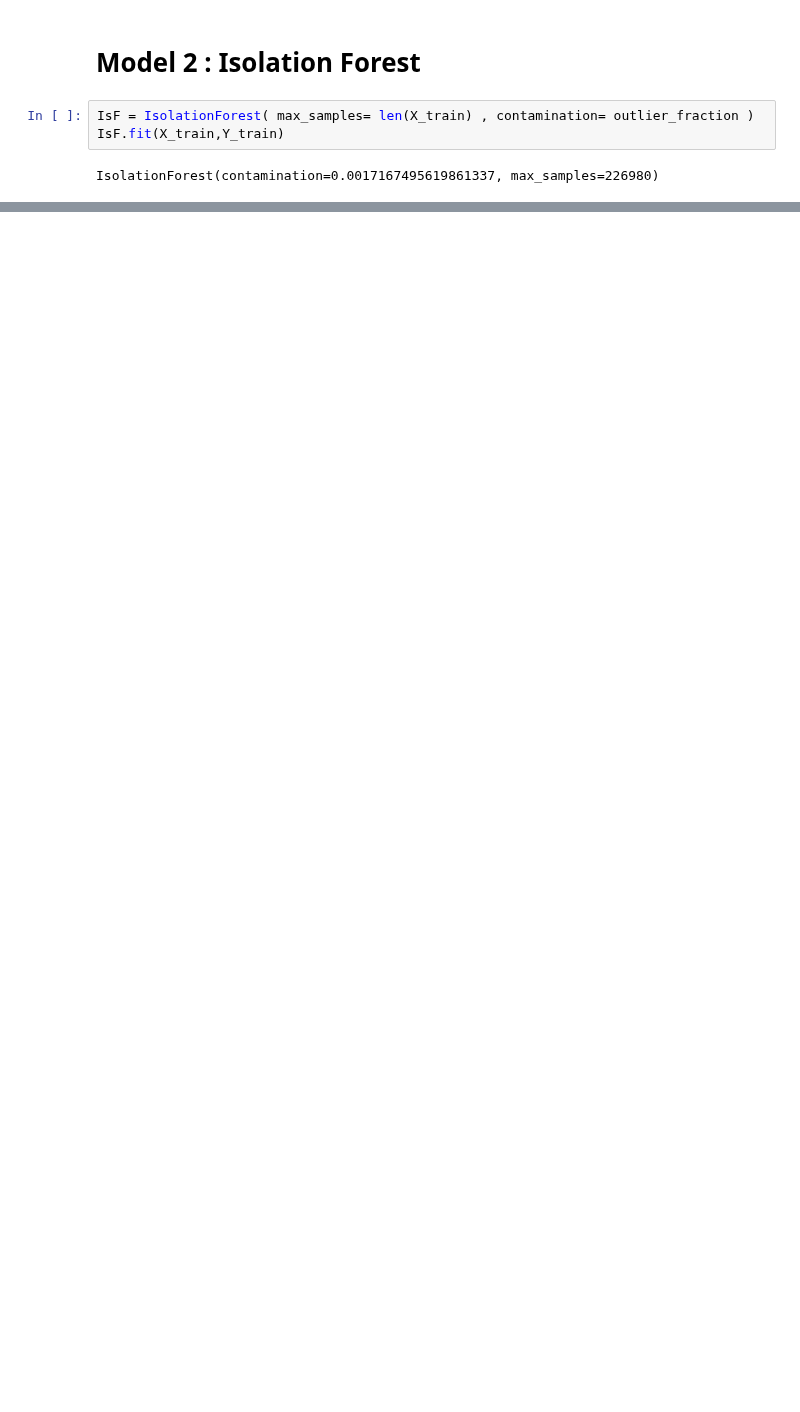
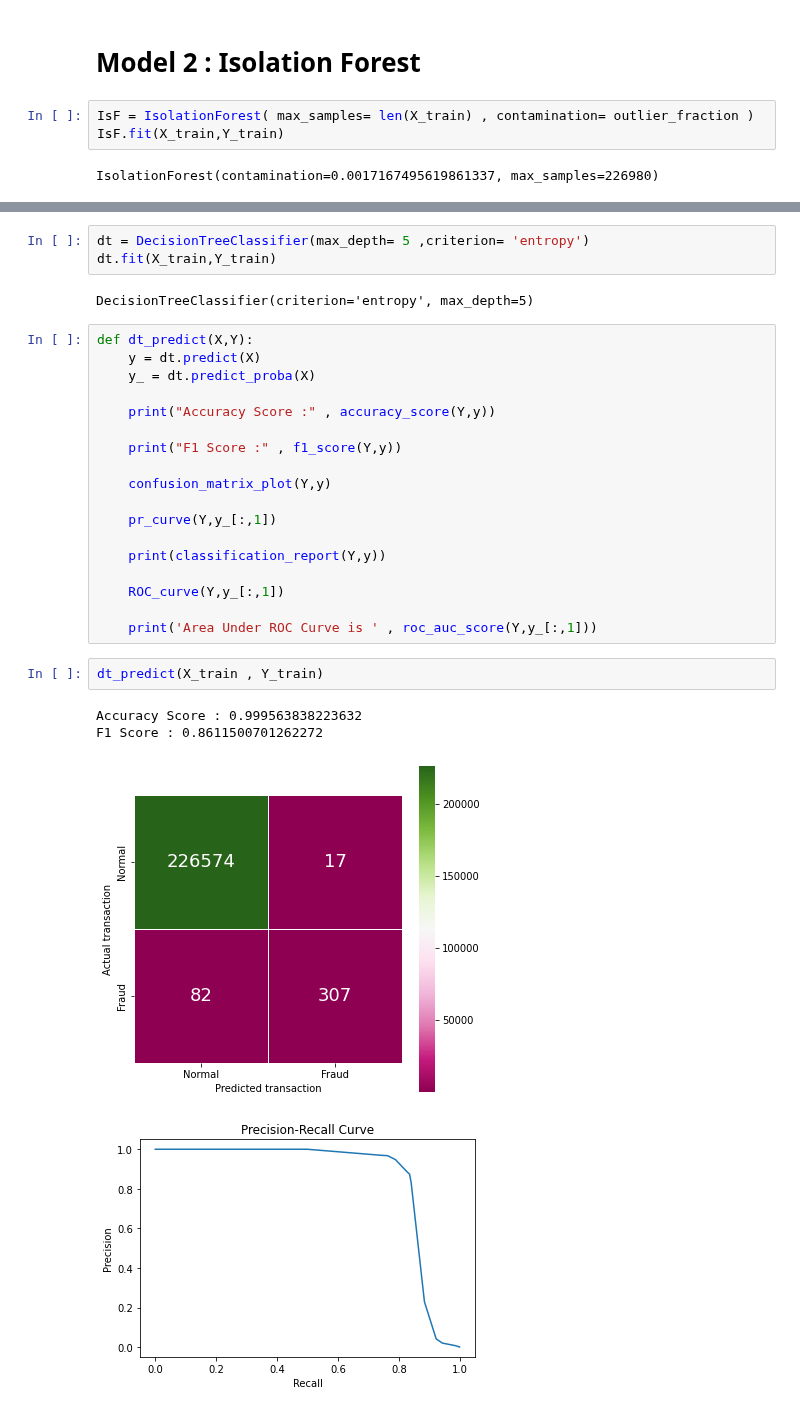
Before and after one commit to PHNPR/Credit-Card-Fraud-Detection, a Jupyter notebook: Credit Card Fraud.ipynb, the cells around one changed output, grey strips where cells are left out. Cells and saved outputs as stored; diff of their text form; blank space fills up the shorter version.

Commit message:
Added Decision Tree Classifier and area under ROC curve

```diff
--- a/Credit Card Fraud.ipynb
+++ b/Credit Card Fraud.ipynb
@@ -277,0 +289,30 @@ weighted avg       1.00      1.00      1.00     56746
+# %%
+dt = DecisionTreeClassifier(max_depth= 5 ,criterion= 'entropy')
+dt.fit(X_train,Y_train)
+# %% [output]
+DecisionTreeClassifier(criterion='entropy', max_depth=5)
+# %%
+def dt_predict(X,Y):
+    y = dt.predict(X)
+    y_ = dt.predict_proba(X)
+
+    print("Accuracy Score :" , accuracy_score(Y,y))
+
+    print("F1 Score :" , f1_score(Y,y))
+
+    confusion_matrix_plot(Y,y)
+
+    pr_curve(Y,y_[:,1])
+
+    print(classification_report(Y,y))
+
+    ROC_curve(Y,y_[:,1])
+
+    print('Area Under ROC Curve is ' , roc_auc_score(Y,y_[:,1]))
+# %%
+dt_predict(X_train , Y_train)
+# %% [output]
+Accuracy Score : 0.999563838223632
+F1 Score : 0.8611500701262272
+[figure, added]
+[figure, added]
```
Also changed, not shown: parts of 10 cells of this notebook.
